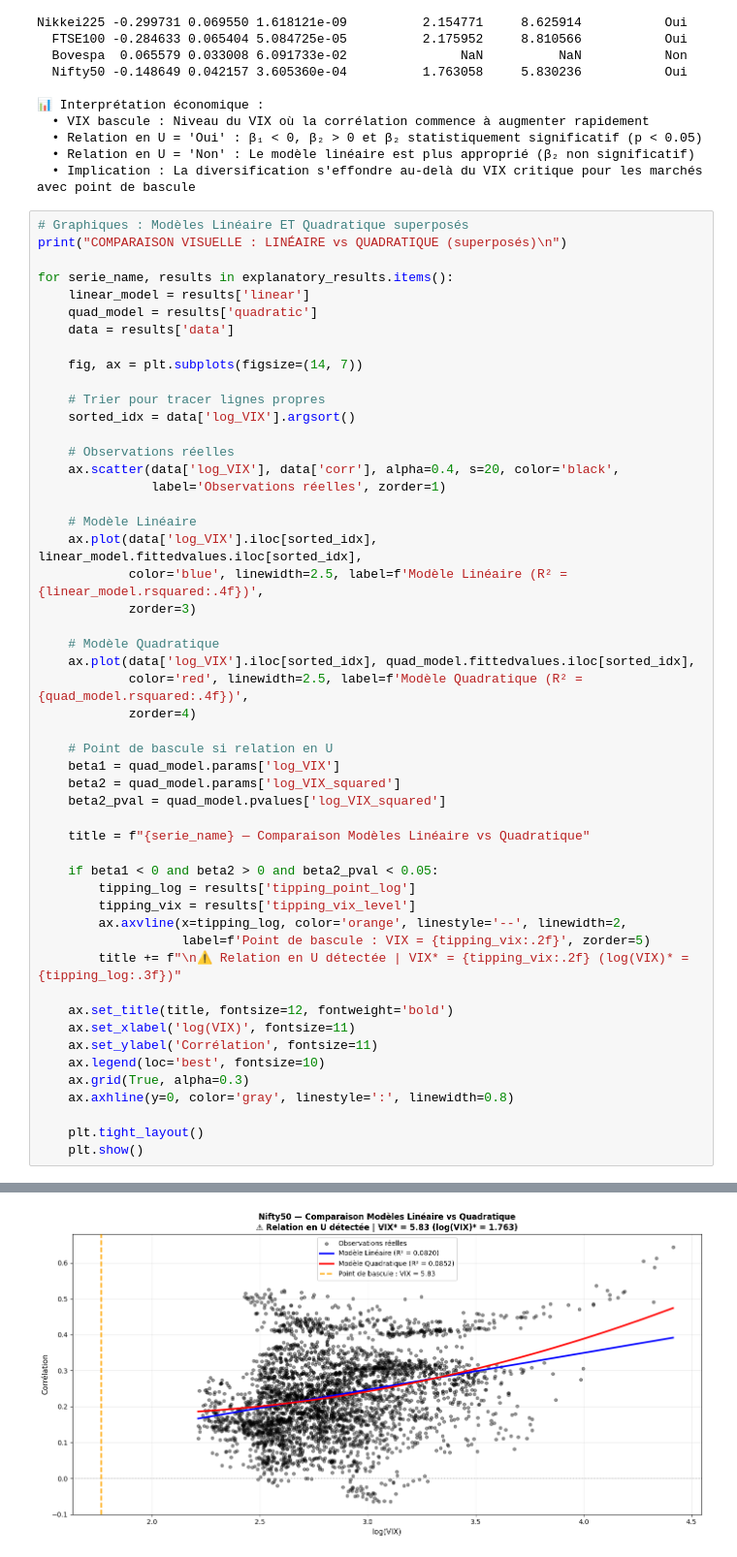
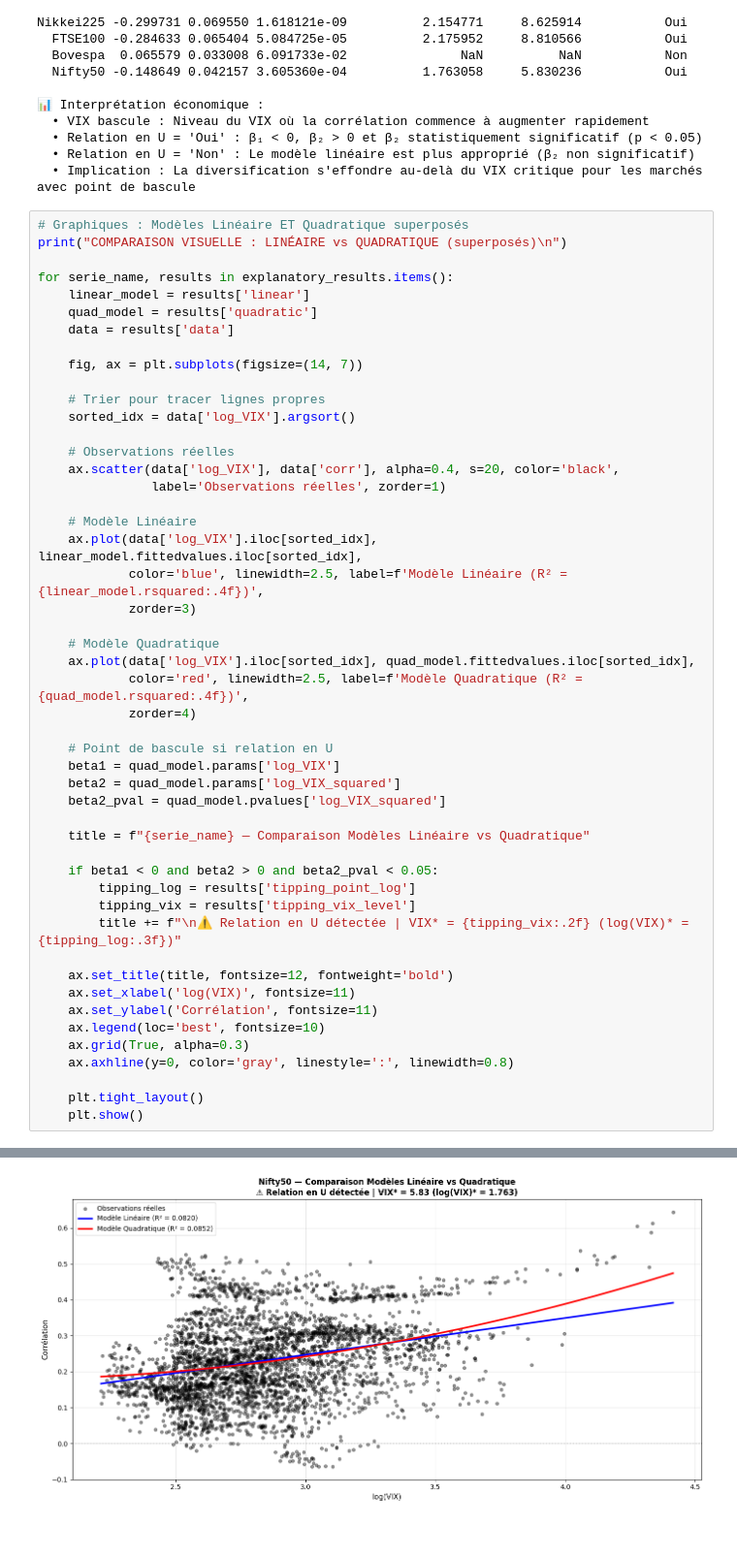
Before and after one commit to Lilas-Bertot/ETUDE-DE-CAS-1-V3, a Jupyter notebook: Étude de Cas.ipynb, the cells around one changed output, grey strips where cells are left out. Shown at 97% size. Cells and saved outputs as stored; diff of their text form.

```diff
--- a/Étude de Cas.ipynb
+++ b/Étude de Cas.ipynb
@@ -1623,8 +1623,6 @@ for serie_name, results in explanatory_results.items():
     if beta1 < 0 and beta2 > 0 and beta2_pval < 0.05:
         tipping_log = results['tipping_point_log']
         tipping_vix = results['tipping_vix_level']
-        ax.axvline(x=tipping_log, color='orange', linestyle='--', linewidth=2,
-                   label=f'Point de bascule : VIX = {tipping_vix:.2f}', zorder=5)
         title += f"\n⚠️ Relation en U détectée | VIX* = {tipping_vix:.2f} (log(VIX)* = {tipping_log:.3f})"
 
     ax.set_title(title, fontsize=12, fontweight='bold')
@@ -1644,2 +1642,2 @@ COMPARAISON VISUELLE : LINÉAIRE vs QUADRATIQUE (superposés)
 [figure]
-[figure, old version]
+[figure, new version]
```
Also changed, not shown: parts of 11 cells of this notebook.
